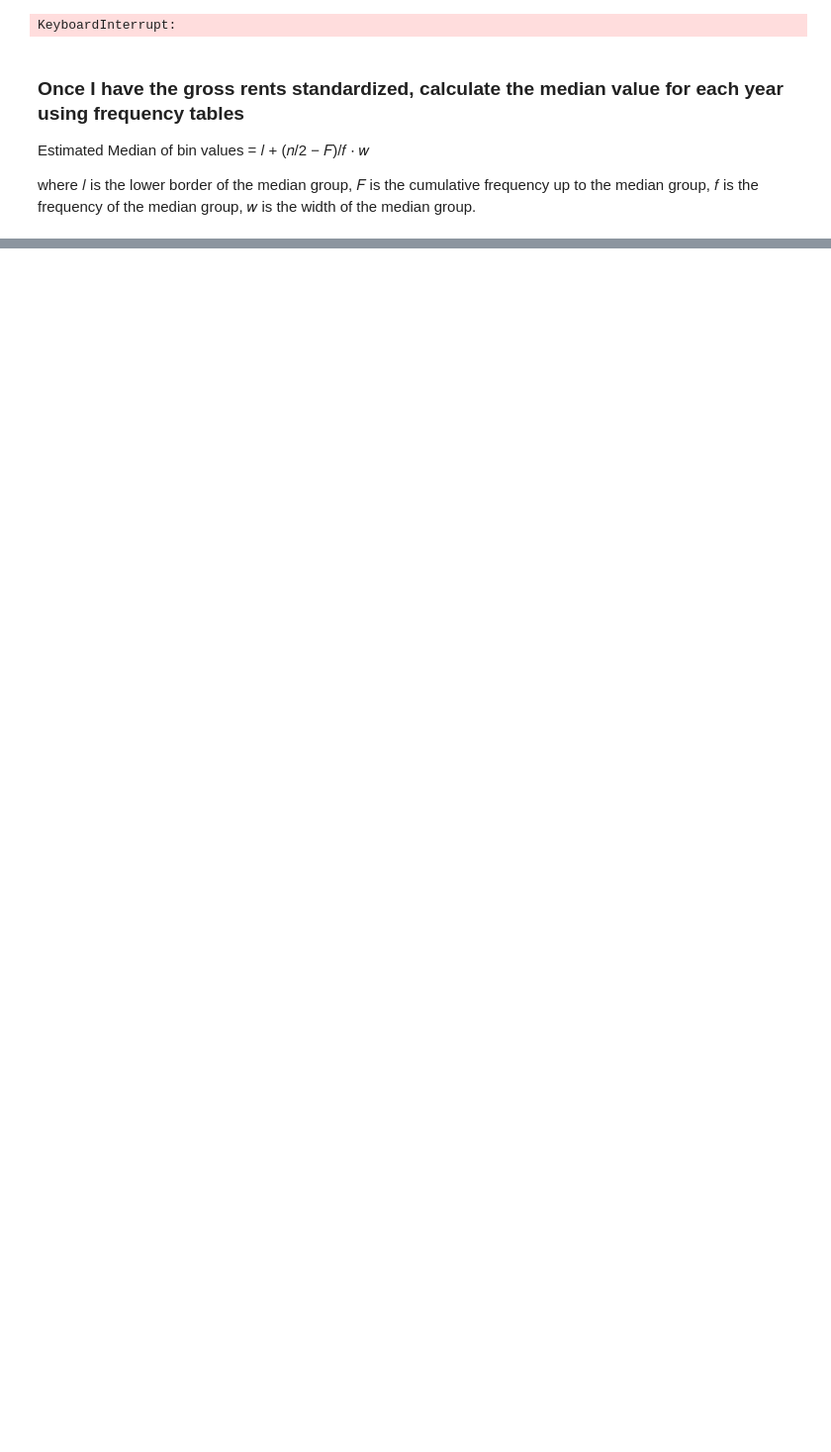
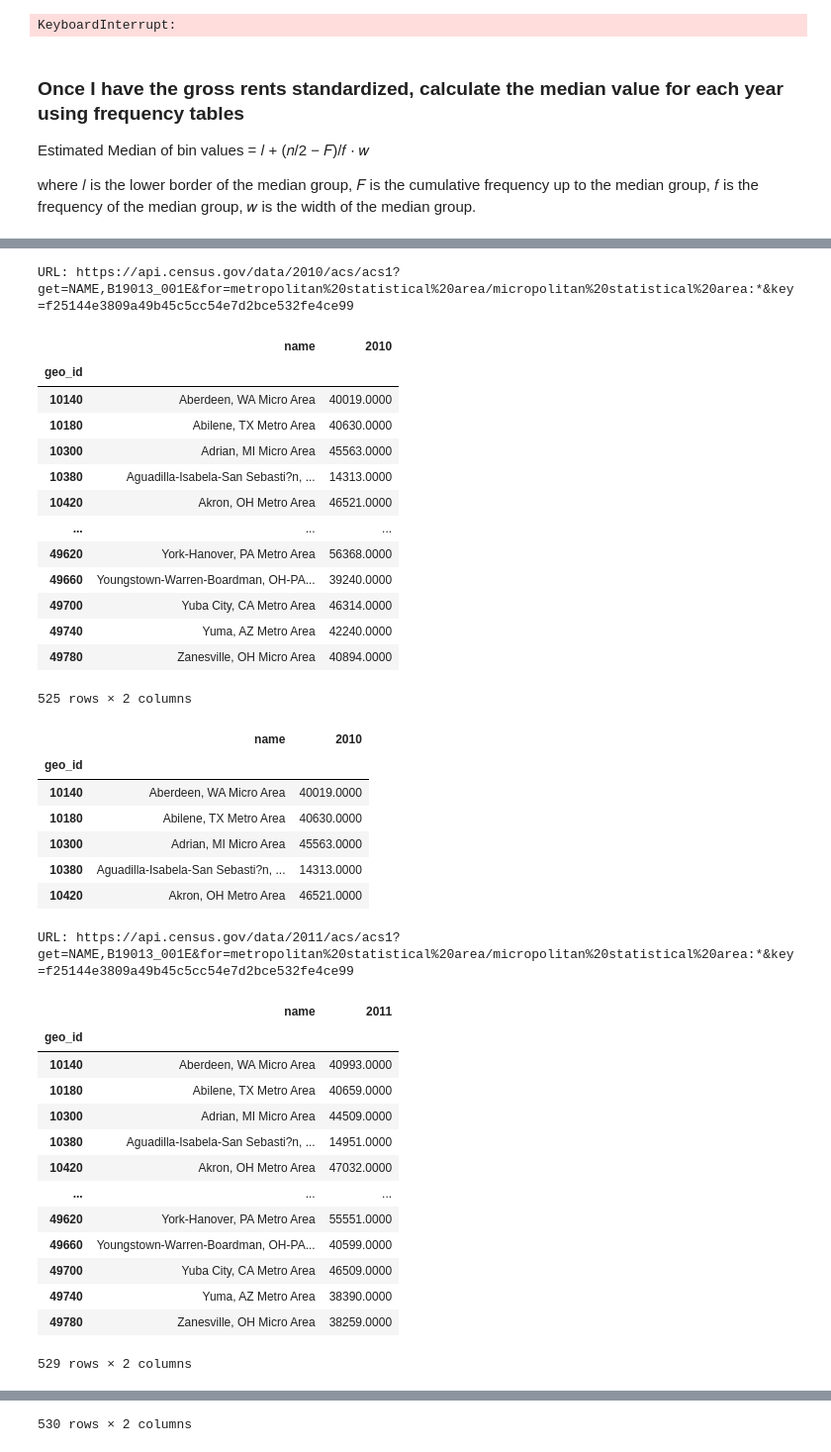
Before and after one commit to AustinJamesWolff/housing_supply_and_demand, a Jupyter notebook: census_api.ipynb, the cells around one changed output, grey strips where cells are left out. Shown at 99% size. Cells and saved outputs as stored; diff of their text form; code cells hidden in the pictures; blank space fills up the shorter version.

```diff
--- a/census_api.ipynb
+++ b/census_api.ipynb
@@ -1184,0 +1175,79 @@ median_rent_tract_geo
+# %%
+%%time
+# Start list
+df_list = []
+nest_asyncio.apply()
+end_year = 2021
+
+# Start session
+session = Session()
+
+# Define our API variable
+# It's within a dictionary because some variables
+# can change names from year to year (but not all)
+census_code_dict = {
+    2010: 'B19013_001E',
+    2011: 'B19013_001E',
+    2012: 'B19013_001E',
+    2013: 'B19013_001E',
+    2014: 'B19013_001E',
+    2015: 'B19013_001E', # No change in code number this year
+    2016: 'B19013_001E',
+    2017: 'B19013_001E',
+    2018: 'B19013_001E',
+    2019: 'B19013_001E',
+    # There is no ACS 1-year data for 2020, so we will interpolate
+    2021: 'B19013_001E'
+}
+
+census_code_meaning='median_income_msa'
+
+# Run the API call
+asyncio.run(url_to_dataframe_async_acs1(2010, end_year,
+                                          census_code_dict=census_code_dict,
+                                          df_list=df_list,
+                                          census_code_meaning=census_code_meaning,
+                                         get_msa=True))
+
+# Get merged dataframe
+median_income_msa = final_data_prep(
+    df_list, census_code_meaning,
+    msa=True, end_year=end_year)
+# %% [output]
+URL: https://api.census.gov/data/2010/acs/acs1?get=NAME,B19013_001E&for=metropolitan%20statistical%20area/micropolitan%20statistical%20area:*&key=f25144e3809a49b45c5cc54e7d2bce532fe4ce99
+|  | name | 2010 |
+| geo_id |  |  |
+| 10140 | Aberdeen, WA Micro Area | 40019.0000 |
+| 10180 | Abilene, TX Metro Area | 40630.0000 |
+| 10300 | Adrian, MI Micro Area | 45563.0000 |
+| 10380 | Aguadilla-Isabela-San Sebasti?n, ... | 14313.0000 |
+| 10420 | Akron, OH Metro Area | 46521.0000 |
+| ... | ... | ... |
+| 49620 | York-Hanover, PA Metro Area | 56368.0000 |
+| 49660 | Youngstown-Warren-Boardman, OH-PA... | 39240.0000 |
+| 49700 | Yuba City, CA Metro Area | 46314.0000 |
+| 49740 | Yuma, AZ Metro Area | 42240.0000 |
+| 49780 | Zanesville, OH Micro Area | 40894.0000 |
+525 rows × 2 columns
+|  | name | 2010 |
+| geo_id |  |  |
+| 10140 | Aberdeen, WA Micro Area | 40019.0000 |
+| 10180 | Abilene, TX Metro Area | 40630.0000 |
+| 10300 | Adrian, MI Micro Area | 45563.0000 |
+| 10380 | Aguadilla-Isabela-San Sebasti?n, ... | 14313.0000 |
+| 10420 | Akron, OH Metro Area | 46521.0000 |
+URL: https://api.census.gov/data/2011/acs/acs1?get=NAME,B19013_001E&for=metropolitan%20statistical%20area/micropolitan%20statistical%20area:*&key=f25144e3809a49b45c5cc54e7d2bce532fe4ce99
+|  | name | 2011 |
+| geo_id |  |  |
+| 10140 | Aberdeen, WA Micro Area | 40993.0000 |
+| 10180 | Abilene, TX Metro Area | 40659.0000 |
+| 10300 | Adrian, MI Micro Area | 44509.0000 |
+| 10380 | Aguadilla-Isabela-San Sebasti?n, ... | 14951.0000 |
+| 10420 | Akron, OH Metro Area | 47032.0000 |
+| ... | ... | ... |
+| 49620 | York-Hanover, PA Metro Area | 55551.0000 |
+| 49660 | Youngstown-Warren-Boardman, OH-PA... | 40599.0000 |
+| 49700 | Yuba City, CA Metro Area | 46509.0000 |
+| 49740 | Yuma, AZ Metro Area | 38390.0000 |
+| 49780 | Zanesville, OH Micro Area | 38259.0000 |
+529 rows × 2 columns
@@ -1184,0 +1275 @@ median_rent_tract_geo
+530 rows × 2 columns
```
Also changed, not shown: parts of 10 cells of this notebook, 5 other files.
